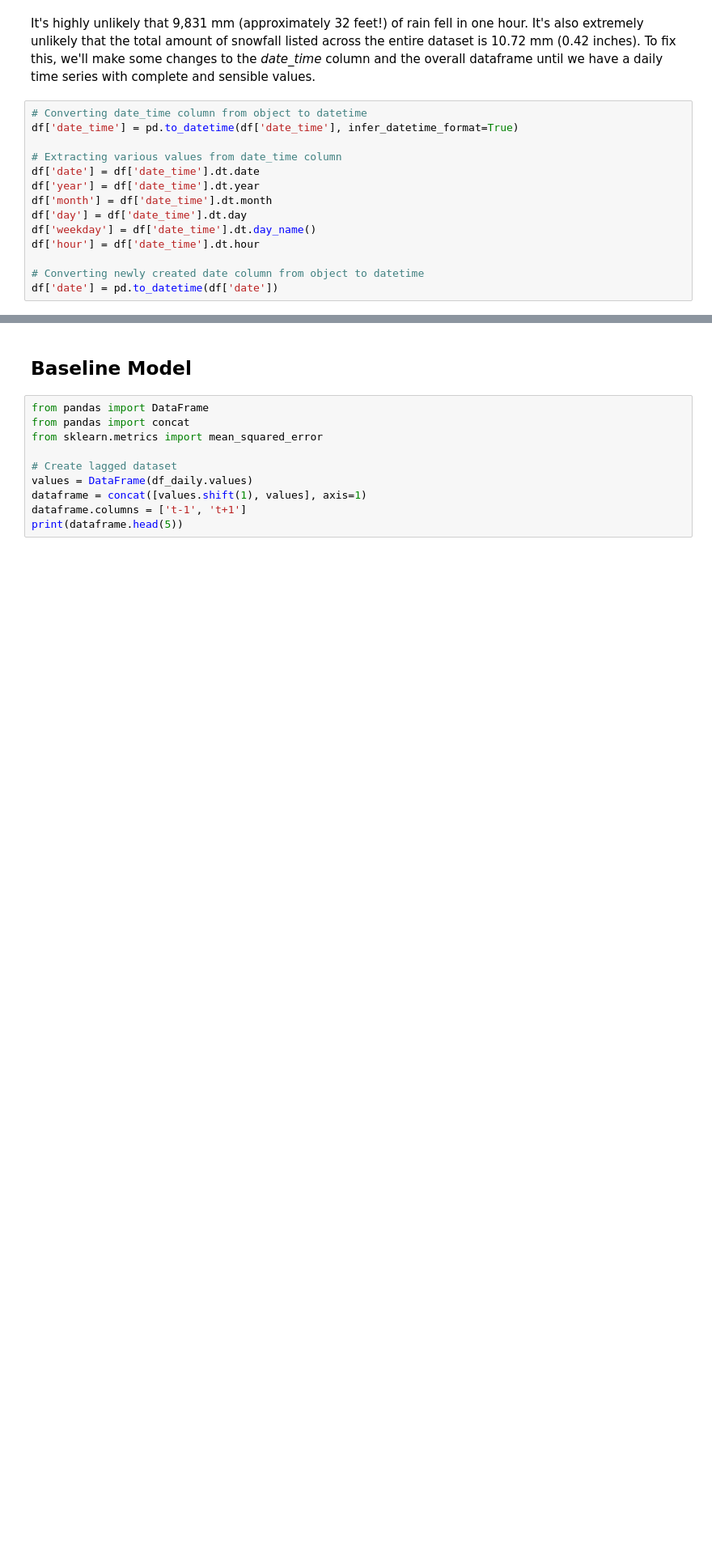
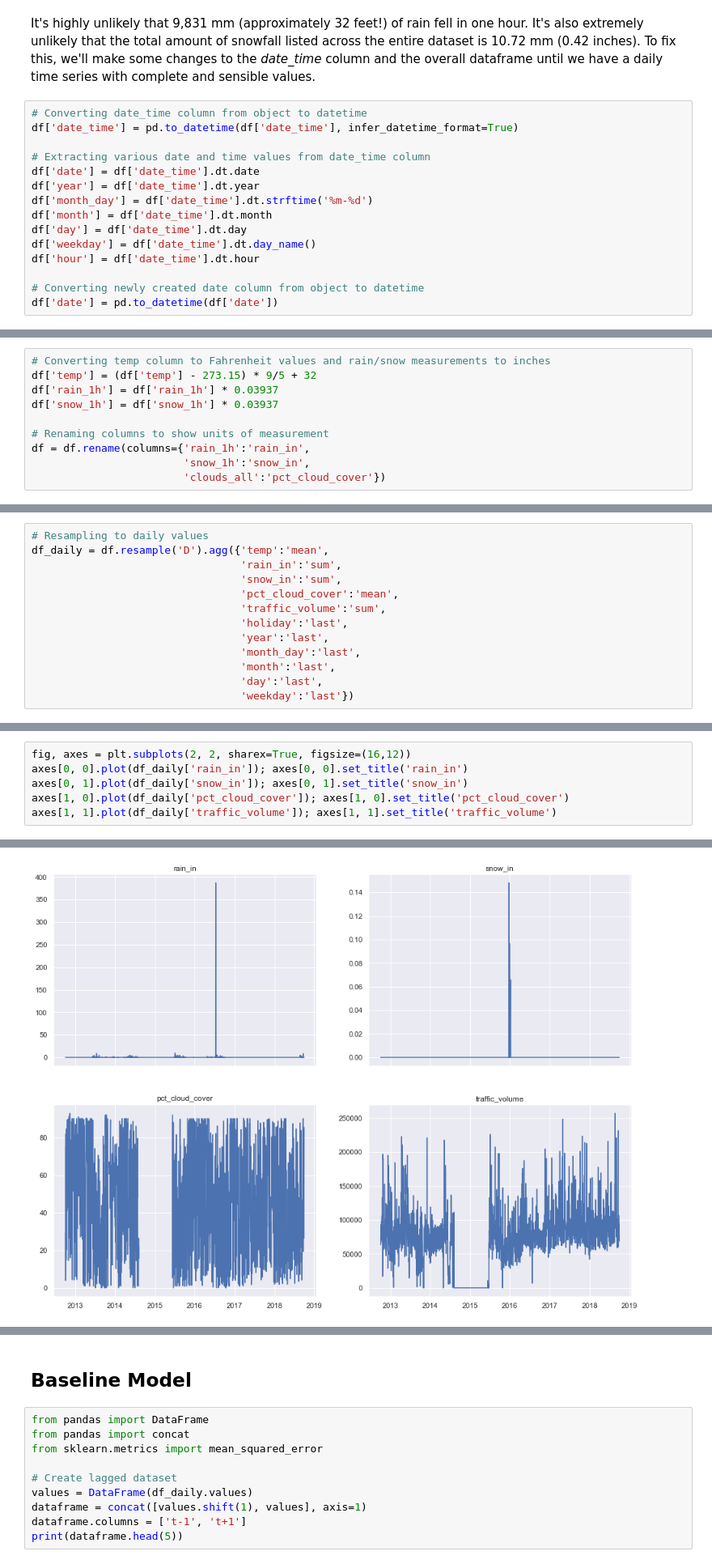
Before and after one commit to pschulk/I-94-Traffic-Volume-Predictions, a Jupyter notebook: EDA Notebook.ipynb, the cells around one changed output, grey strips where cells are left out. Shown at 81% size. Drawn from its saved outputs; the diff is of its cells as text; blank space fills up the shorter version.

```diff
--- a/EDA Notebook.ipynb
+++ b/EDA Notebook.ipynb
@@ -191,9 +184,10 @@ It's highly unlikely that 9,831 mm (approximately 32 feet!) of rain fell in one
 # Converting date_time column from object to datetime
 df['date_time'] = pd.to_datetime(df['date_time'], infer_datetime_format=True)
 
-# Extracting various values from date_time column
+# Extracting various date and time values from date_time column
 df['date'] = df['date_time'].dt.date
 df['year'] = df['date_time'].dt.year
+df['month_day'] = df['date_time'].dt.strftime('%m-%d')
 df['month'] = df['date_time'].dt.month
 df['day'] = df['date_time'].dt.day
 df['weekday'] = df['date_time'].dt.day_name()
@@ -247,0 +200,10 @@ time: 0 ns (started: 2023-04-05 17:55:19 -06:00)
+# %%
+# Converting temp column to Fahrenheit values and rain/snow measurements to inches
+df['temp'] = (df['temp'] - 273.15) * 9/5 + 32
+df['rain_1h'] = df['rain_1h'] * 0.03937
+df['snow_1h'] = df['snow_1h'] * 0.03937
+
+# Renaming columns to show units of measurement
+df = df.rename(columns={'rain_1h':'rain_in',
+                        'snow_1h':'snow_in',
+                        'clouds_all':'pct_cloud_cover'})
@@ -247,0 +230,13 @@ time: 0 ns (started: 2023-04-05 17:55:19 -06:00)
+# %%
+# Resampling to daily values
+df_daily = df.resample('D').agg({'temp':'mean',
+                                 'rain_in':'sum',
+                                 'snow_in':'sum',
+                                 'pct_cloud_cover':'mean',
+                                 'traffic_volume':'sum',
+                                 'holiday':'last',
+                                 'year':'last',
+                                 'month_day':'last',
+                                 'month':'last',
+                                 'day':'last',
+                                 'weekday':'last'})
@@ -247,0 +259,7 @@ time: 0 ns (started: 2023-04-05 17:55:19 -06:00)
+# %%
+fig, axes = plt.subplots(2, 2, sharex=True, figsize=(16,12))
+axes[0, 0].plot(df_daily['rain_in']); axes[0, 0].set_title('rain_in')
+axes[0, 1].plot(df_daily['snow_in']); axes[0, 1].set_title('snow_in')
+axes[1, 0].plot(df_daily['pct_cloud_cover']); axes[1, 0].set_title('pct_cloud_cover')
+axes[1, 1].plot(df_daily['traffic_volume']); axes[1, 1].set_title('traffic_volume')
+# %% [output]
@@ -247,0 +267 @@ time: 0 ns (started: 2023-04-05 17:55:19 -06:00)
+[figure, added]
```
Also changed, not shown: parts of 61 cells of this notebook.
